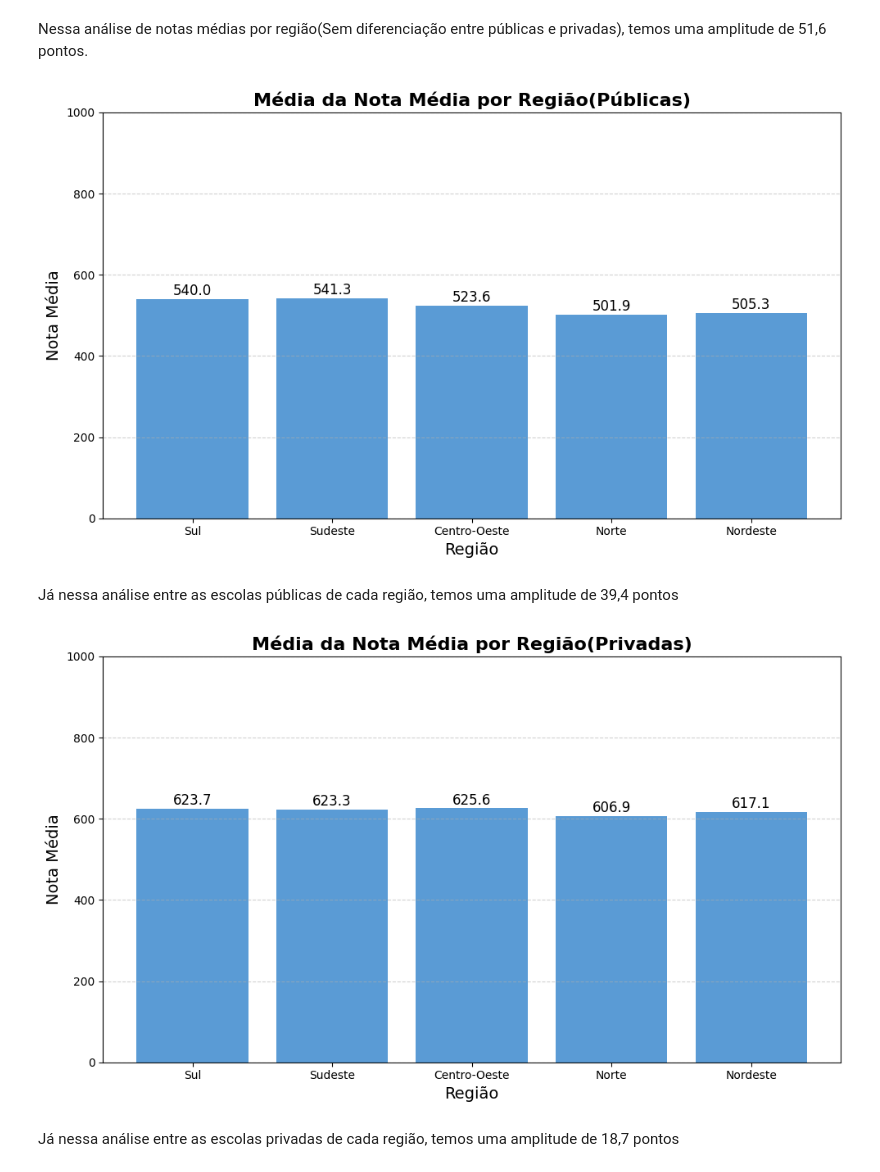
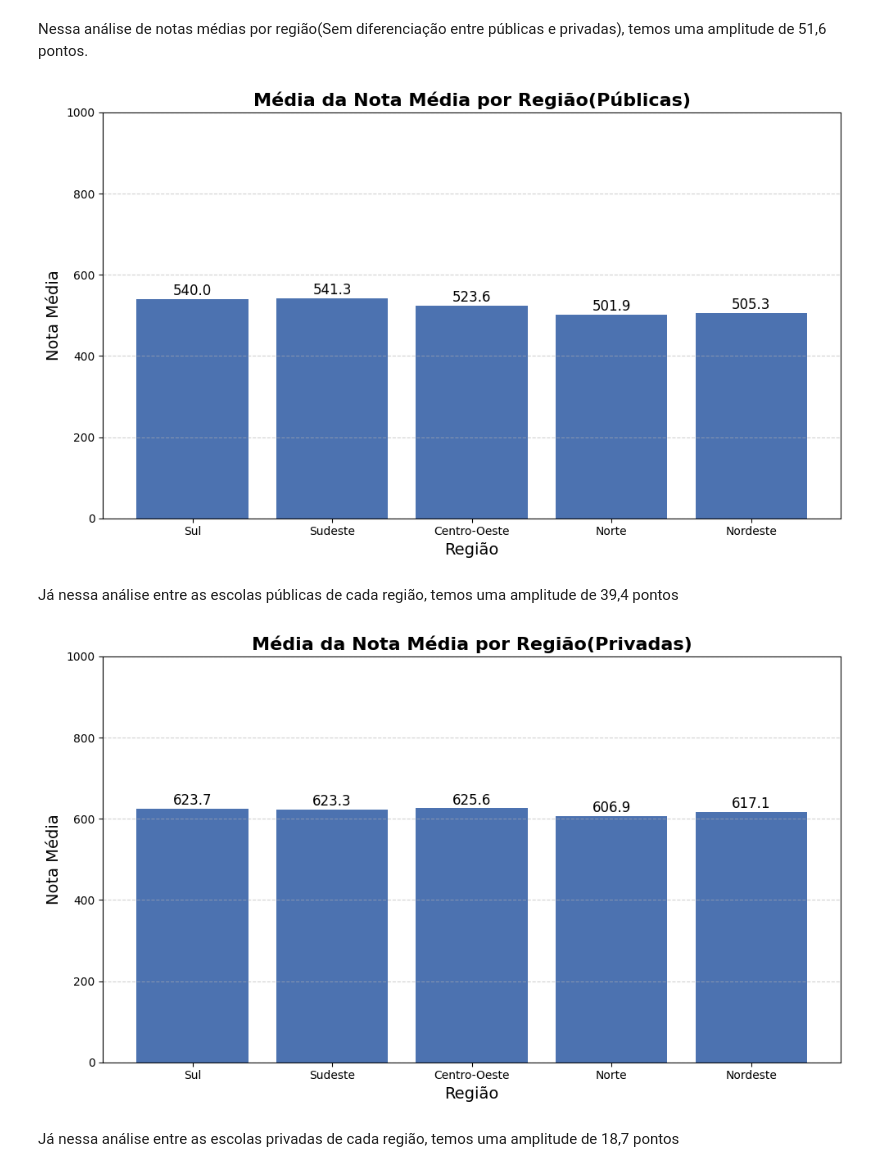
Before and after one commit to matheusgastal/ENEM-Data-Analysis, a Jupyter notebook: Exploring_data_enem_2023.ipynb, the cells around one changed output. Drawn from its saved outputs; the diff is of its cells as text; code cells hidden in the pictures.

```diff
--- a/Exploring_data_enem_2023.ipynb
+++ b/Exploring_data_enem_2023.ipynb
@@ -482,10 +474,10 @@ medias = df[colunas].mean()
 nomes_materias = ['Ciências Humanas', 'Linguagens', 'Matemática', 'Redação', 'Ciências da Natureza']
 
 plt.figure(figsize=(10,6))
-bars = plt.bar(nomes_materias, medias.values, color='#5A9BD5')
+bars = plt.bar(nomes_materias, medias.values, color='#4C72B0')
 
 plt.title('Média das Notas das Provas', fontsize=16, weight='bold')
-plt.xlabel('Matéria', fontsize=14)
+plt.xlabel('Área do conhecimento', fontsize=14)
 plt.ylabel('Média', fontsize=14)
 plt.ylim(0, 1000)  # ajuste conforme o máximo esperado das notas
 
@@ -530,10 +522,10 @@ for col in colunas:
 nomes_materias = ['Ciências Humanas', 'Linguagens', 'Matemática', 'Redação', 'Ciências da Natureza']
 
 plt.figure(figsize=(10,6))
-bars = plt.bar(nomes_materias, proporcao, color='#5A9BD5')
+bars = plt.bar(nomes_materias, proporcao, color='#4C72B0')
 
 plt.title('Média das Notas das Provas (% da Nota Máxima ENEM 2023)', fontsize=16, weight='bold')
-plt.xlabel('Matéria', fontsize=14)
+plt.xlabel('Área do conhecimento', fontsize=14)
 plt.ylabel('Porcentagem da Nota Máxima (%)', fontsize=14)
 plt.ylim(0, 110)
 
@@ -603,7 +595,7 @@ media_por_regiao = media_por_regiao.reindex(ordem_regioes)
 
 # Plotagem
 plt.figure(figsize=(10,6))
-bars = plt.bar(media_por_regiao.index, media_por_regiao.values, color='#5A9BD5')
+bars = plt.bar(media_por_regiao.index, media_por_regiao.values, color='#4C72B0')
 
 plt.title('Média da Nota Média por Região(Geral)', fontsize=16, weight='bold')
 plt.xlabel('Região', fontsize=14)
@@ -632,7 +624,7 @@ media_por_regiao_publica = df_notas_publicas.groupby('REGIAO')['NOTA_MEDIA'].mea
 
 media_por_regiao_publica = media_por_regiao_publica.reindex(ordem_regioes)
 plt.figure(figsize=(10,6))
-bars = plt.bar(media_por_regiao_publica.index, media_por_regiao_publica.values, color='#5A9BD5')
+bars = plt.bar(media_por_regiao_publica.index, media_por_regiao_publica.values, color='#4C72B0')
 
 plt.title('Média da Nota Média por Região(Públicas)', fontsize=16, weight='bold')
 plt.xlabel('Região', fontsize=14)
@@ -649,35 +641,35 @@ for bar in bars:
 plt.tight_layout()
 plt.show()
 # %% [output]
-[figure, old version]
+[figure, new version]
 # %% [markdown]
 Já nessa análise entre as escolas públicas de cada região, temos uma amplitude de 39,4 pontos
 # %%
 df_notas_privadas = df[df['TP_ESCOLA'] == 'Privada']
 
 ordem_regioes = ['Sul', 'Sudeste', 'Centro-Oeste', 'Norte', 'Nordeste']
 
 media_por_regiao_privada = df_notas_privadas.groupby('REGIAO')['NOTA_MEDIA'].mean()
 media_por_regiao_privada = media_por_regiao_privada.reindex(ordem_regioes)
 plt.figure(figsize=(10,6))
-bars = plt.bar(media_por_regiao_privada.index, media_por_regiao_privada.values, color='#5A9BD5')
+bars = plt.bar(media_por_regiao_privada.index, media_por_regiao_privada.values, color='#4C72B0')
 
 plt.title('Média da Nota Média por Região(Privadas)', fontsize=16, weight='bold')
 plt.xlabel('Região', fontsize=14)
 plt.ylabel('Nota Média', fontsize=14)
 plt.ylim(0, 1000)  # ajusta conforme a escala das notas
 
 plt.grid(axis='y', linestyle='--', alpha=0.6)
 
 # Adiciona os valores em cima das barras
 for bar in bars:
     yval = bar.get_height()
     plt.text(bar.get_x() + bar.get_width()/2, yval + 10, f'{yval:.1f}', ha='center', fontsize=12)
 
 plt.tight_layout()
 plt.show()
 # %% [output]
-[figure, old version]
+[figure, new version]
 # %% [markdown]
 Já nessa análise entre as escolas privadas de cada região, temos uma amplitude de 18,7 pontos
 # %% [markdown]
```
Also changed, not shown: parts of 16 cells of this notebook.
